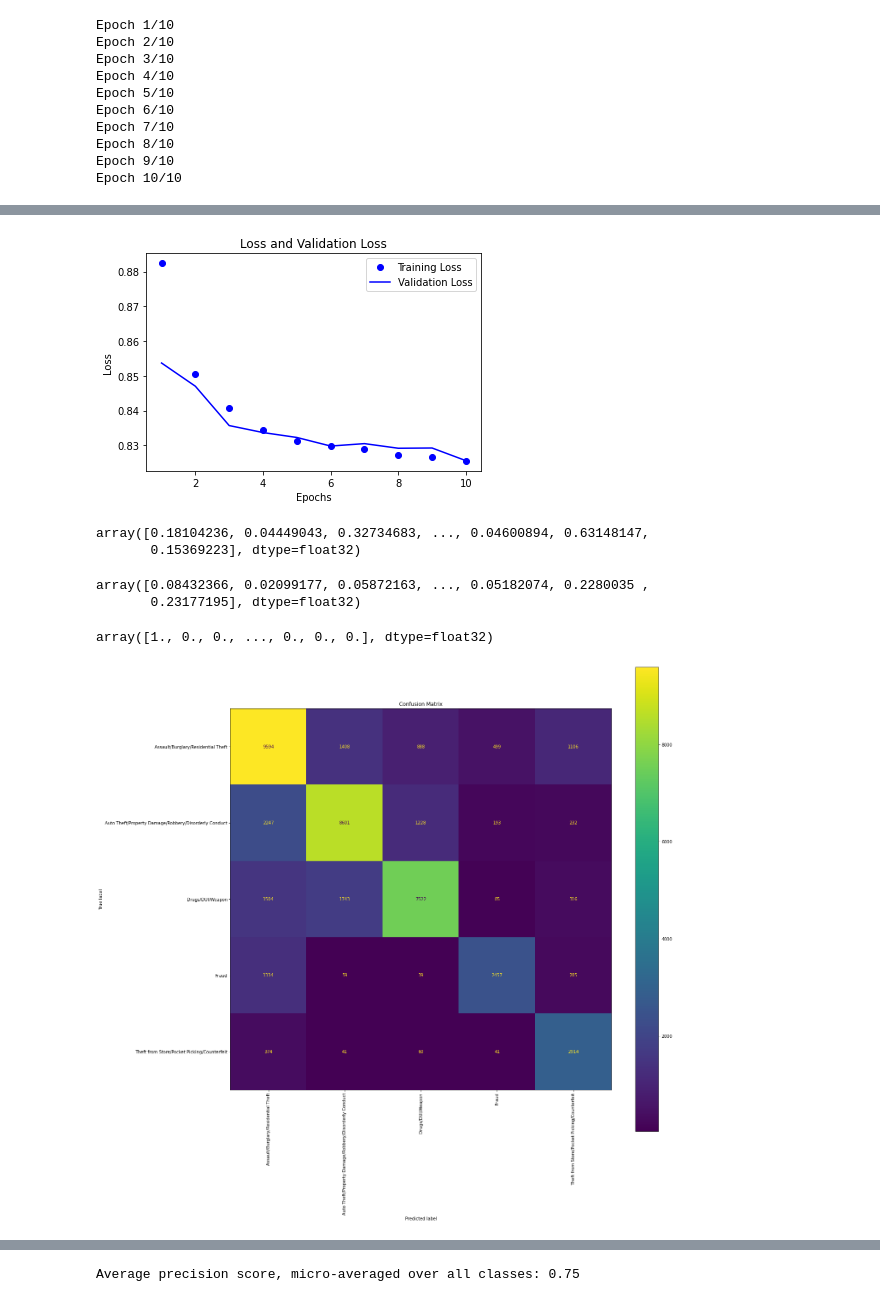
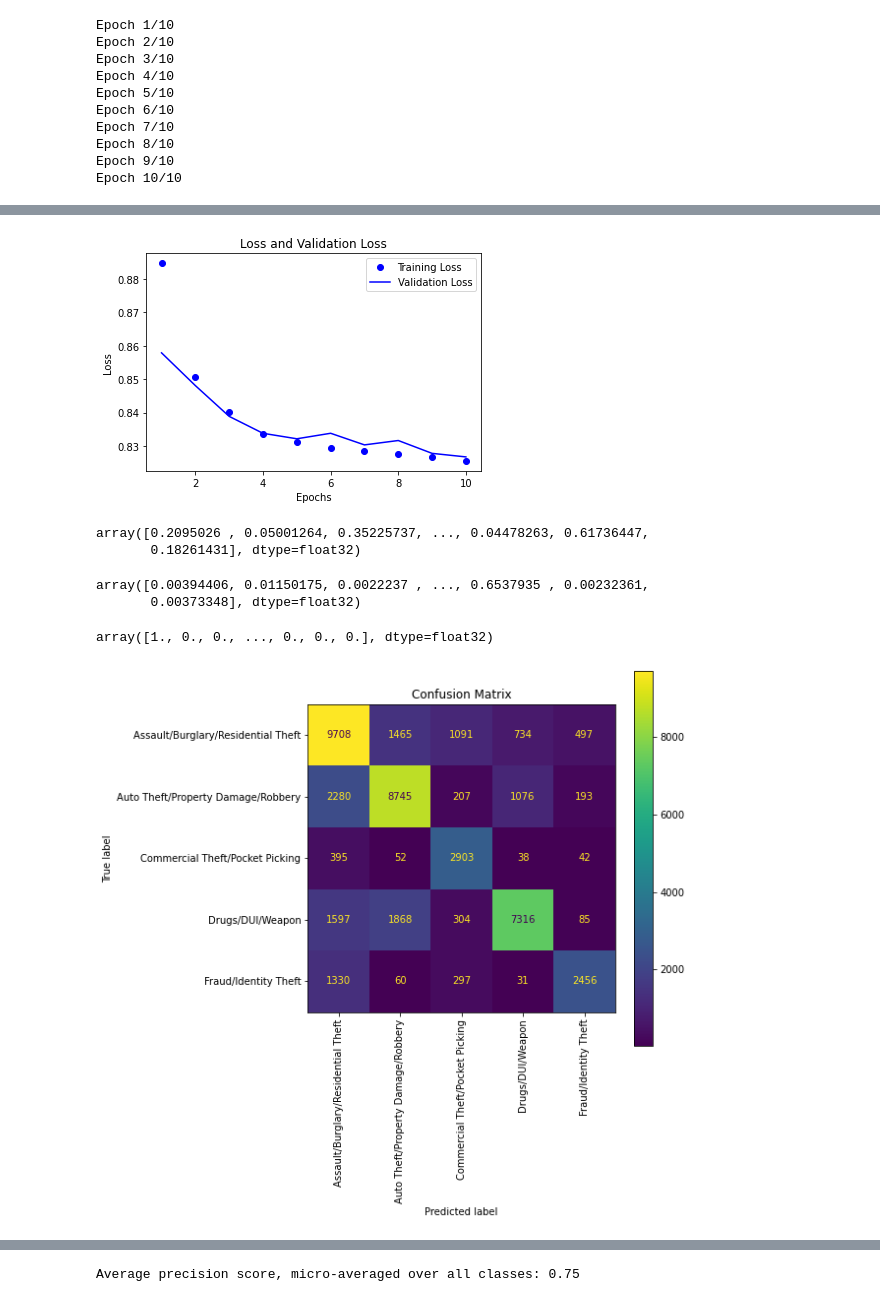
Before and after one commit to hudsonbat/Data-205, a Jupyter notebook: MCCrime_NN.ipynb, the cells around one changed output, grey strips where cells are left out. Drawn from its saved outputs; the diff is of its cells as text; code cells hidden in the pictures.

Commit message:
final specific crime model

```diff
--- a/MCCrime_NN.ipynb
+++ b/MCCrime_NN.ipynb
@@ -133,11 +133,11 @@ for i, rowseries in data.iterrows():
     elif re.match(pattern2, data.at[i,'Crime Name3']):
         data.at[i,'Crime Type'] = 'Drugs/DUI/Weapon'
     elif re.match(pattern3, data.at[i,'Crime Name3']):
-        data.at[i,'Crime Type'] = 'Fraud'
+        data.at[i,'Crime Type'] = 'Fraud/Identity Theft'
     elif re.match(pattern4, data.at[i,'Crime Name3']):
-        data.at[i,'Crime Type'] = 'Auto Theft/Property Damage/Robbery/Disorderly Conduct'
+        data.at[i,'Crime Type'] = 'Auto Theft/Property Damage/Robbery'
     elif re.match(pattern5, data.at[i,'Crime Name3']):
-        data.at[i,'Crime Type'] = 'Theft from Store/Pocket Picking/Counterfeit'
+        data.at[i,'Crime Type'] = 'Commercial Theft/Pocket Picking'
     else:
         data.at[i,'Crime Type'] = 'All Other Offenses'
 # %%
@@ -359,17 +359,17 @@ plt.legend()
 plt.title('Loss and Validation Loss')
 plt.show()
 # %% [output]
-[figure, old version]
+[figure, new version]
 # %%
 predictions[:,1]
 # %% [output]
-array([0.18104236, 0.04449043, 0.32734683, ..., 0.04600894, 0.63148147,
-       0.15369223], dtype=float32)
+array([0.2095026 , 0.05001264, 0.35225737, ..., 0.04478263, 0.61736447,
+       0.18261431], dtype=float32)
 # %%
 predictions[:,2]
 # %% [output]
-array([0.08432366, 0.02099177, 0.05872163, ..., 0.05182074, 0.2280035 ,
-       0.23177195], dtype=float32)
+array([0.00394406, 0.01150175, 0.0022237 , ..., 0.6537935 , 0.00232361,
+       0.00373348], dtype=float32)
 # %%
 y_test_place[:,1]
 # %% [output]
@@ -377,20 +377,20 @@ array([1., 0., 0., ..., 0., 0., 0.], dtype=float32)
 # %%
 from sklearn.metrics import plot_confusion_matrix
 from sklearn.metrics import ConfusionMatrixDisplay
 from sklearn.metrics import confusion_matrix
 
 cm = confusion_matrix(y_test_other, np.argmax(predictions,axis=1))
 
 disp = ConfusionMatrixDisplay(cm, display_labels=top_classes)
 
 disp = disp.plot()
 plt.title('Confusion Matrix')
 plt.xticks(rotation=90)
 fig = plt.gcf()
-fig.set_size_inches(20,20)
+fig.set_size_inches(7,7)
 plt.show()
 # %% [output]
-[figure, old version]
+[figure, new version]
 # %%
 from sklearn.metrics import roc_curve, auc
 from scipy import interp
```
Also changed, not shown: parts of 10 cells of this notebook.
